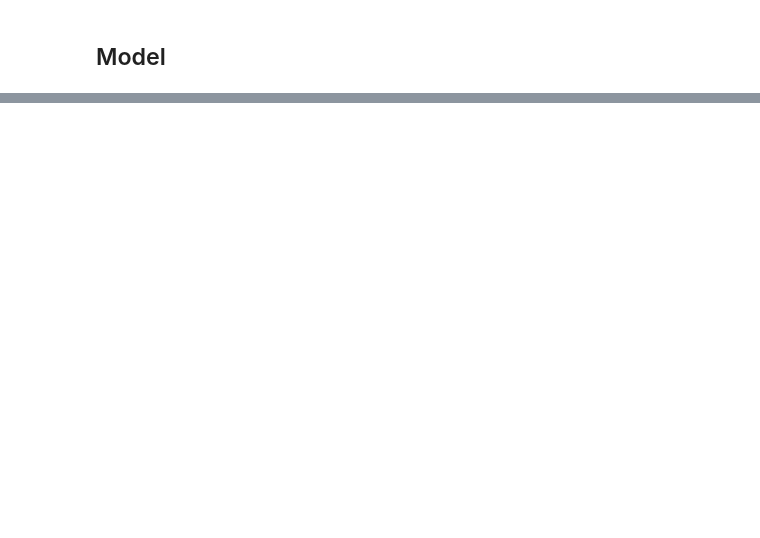
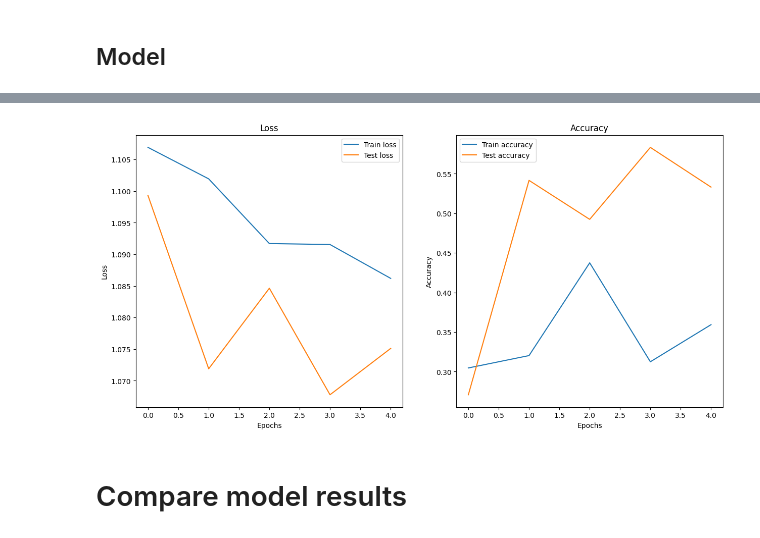
Before and after one commit to SayatAbdikul/Food_classification, a Jupyter notebook: food_classification.ipynb, the cells around one changed output, grey strips where cells are left out. Drawn from its saved outputs; the diff is of its cells as text; code cells hidden in the pictures; blank space fills up the shorter version.

Commit message:
Added some data visualization

```diff
--- a/food_classification.ipynb
+++ b/food_classification.ipynb
@@ -200,0 +454,26 @@ test_loader = DataLoader(test_data_simple, batch_size=BATCH_SIZE,
+# %%
+from torchvision import transforms
+train_transform_trivial = transforms.Compose([
+    transforms.Resize(size=(64, 64)),
+    transforms.TrivialAugmentWide(num_magnitude_bins=31),
+    transforms.ToTensor()
+  ]
+  )
+test_transform_trivial = transforms.Compose([
+    transforms.Resize(size=(64, 64)),
+    transforms.ToTensor()
+  ]
+  )
+# %%
+from torchvision import datasets
+train_data_augmented = datasets.ImageFolder(root=train_dir, transform=train_transform_trivial, target_transform=None)
+test_data_augmented = datasets.ImageFolder(root=test_dir, transform=test_transform_trivial, target_transform=None)
+# %%
+import os
+from torch.utils.data import DataLoader
+BATCH_SIZE = 32
+NUM_WORKERS = os.cpu_count()
+train_loader = DataLoader(dataset=train_data_augmented, batch_size=BATCH_SIZE, shuffle=True, num_workers=NUM_WORKERS)
+test_loader = DataLoader(dataset=test_data_augmented, batch_size=BATCH_SIZE, shuffle=False, num_workers=NUM_WORKERS)
+print(len(train_loader))
+print(len(test_loader))
@@ -200,0 +485,11 @@ test_loader = DataLoader(test_data_simple, batch_size=BATCH_SIZE,
+# %%
+torch.manual_seed(42)
+model_1 = TinyVGG(input_shape=3, hidden_units=10, output_shape=len(train_data_augmented.classes)).to(device)
+NUM_EPOCHS = 5
+loss_fn = nn.CrossEntropyLoss()
+optimizer = torch.optim.Adam(params=model_1.parameters(), lr=0.001)
+from timeit import default_timer as timer
+start_time = timer()
+model_1_results = train(model=model_1, epochs=NUM_EPOCHS, train_dataloader=train_loader, test_dataloader=test_loader,
+                        optimizer=optimizer)
+print(f"Total training time: {timer() - start_time:.3f} seconds")
@@ -200,0 +514,6 @@ test_loader = DataLoader(test_data_simple, batch_size=BATCH_SIZE,
+# %%
+plot_loss_curves(results=model_1_results)
+# %% [output]
+[figure, added]
+# %% [markdown]
+# Compare model results
```
Also changed, not shown: parts of 46 cells of this notebook.
